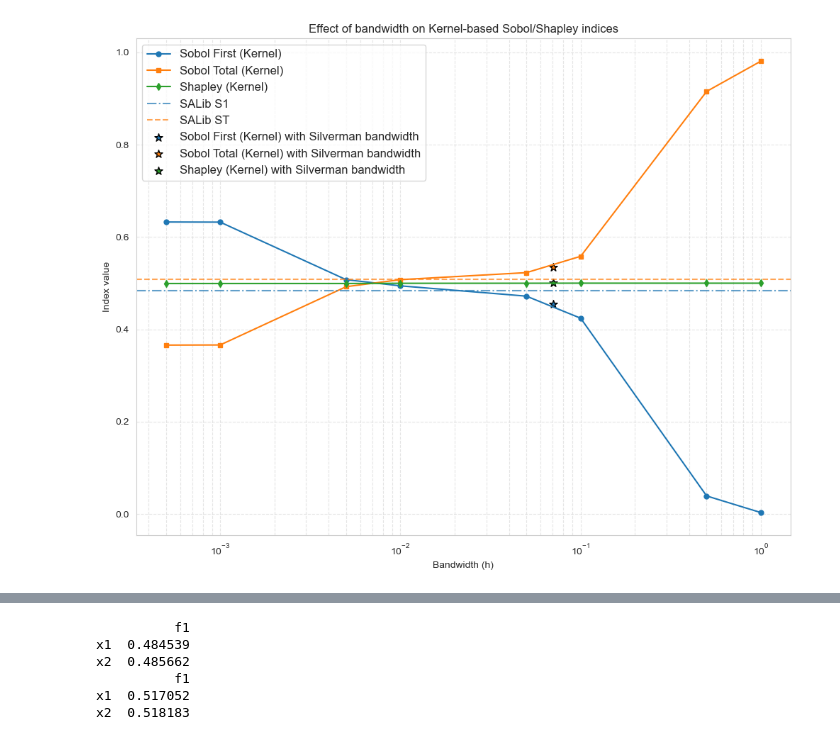
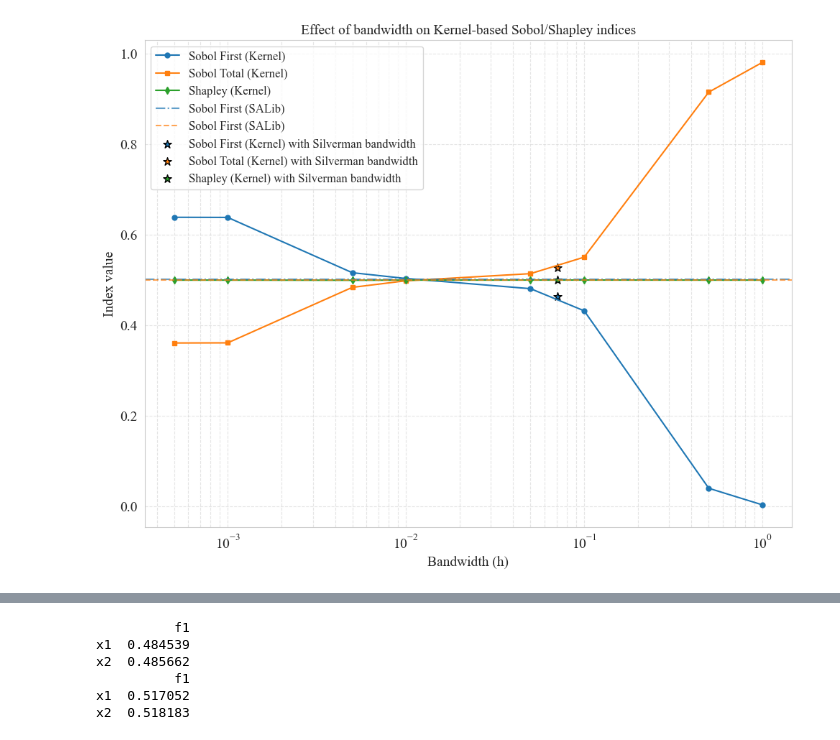
Before and after one commit to CRLiu0818/Estimating_Decision_Uncertainty_from_Preference_Uncertainty, a Jupyter notebook: notebooks/gsa_experiment.ipynb, the cells around one changed output, grey strips where cells are left out. Cells and saved outputs as stored; diff of their text form; code cells hidden in the pictures.

```diff
--- a/notebooks/gsa_experiment.ipynb
+++ b/notebooks/gsa_experiment.ipynb
@@ -9,6 +9,16 @@ from src.sensitivity.utils import *
 from scipy.stats import norm
 from SALib.sample import saltelli
 from SALib.analyze import sobol
+plt.rcParams.update({
+    "font.family": "Times New Roman",
+    "mathtext.fontset": "cm",
+    "font.size": 14,
+    "axes.titlesize": 14,
+    "axes.labelsize": 14,
+    "xtick.labelsize": 14,
+    "ytick.labelsize": 14,
+    "legend.fontsize": 14,
+})
 # %%
 problem = {
     'num_vars': 2,
@@ -32,7 +42,7 @@ Y_2 = model_2(param_values)
 # %%
 bandwidths = [0.0005, 0.001, 0.005, 0.01, 0.05, 0.1, 0.5, 1]
 
-Y = Y_2
+Y = Y_1
 
 S1_list, ST_list, Shapley_list = [], [], []
 
@@ -54,37 +64,38 @@ ST_base = Si['ST'][0]
 bw_silverman = silverman_bandwidths(param_values)[0]
 S1_silver = sobol_first_order_kernel(param_values, Y.reshape(-1, 1), bandwidth=bw_silverman).iloc[0,0]
 ST_silver = sobol_total_order_kernel(param_values, Y.reshape(-1, 1), bandwidth=bw_silverman).iloc[0,0]
 Shapley_silver = shapley_values_kernel(param_values, Y.reshape(-1, 1), bandwidth=bw_silverman).iloc[0,0]
 
 plt.figure(figsize=(10, 8))
 
 # Sobol First
 plt.plot(bandwidths, S1_list, 'o-', color='C0', label="Sobol First (Kernel)", markersize=5)
 
 # Sobol Total
 plt.plot(bandwidths, ST_list, 's-', color='C1', label="Sobol Total (Kernel)", markersize=5)
 
 # Shapley
 plt.plot(bandwidths, Shapley_list, 'd-', color='C2', label="Shapley (Kernel)", markersize=5)
 
-plt.axhline(S1_base, color='C0', linestyle='-.', alpha=0.7, label="SALib S1")
-plt.axhline(ST_base, color='C1', linestyle='--', alpha=0.7, label="SALib ST")
+plt.axhline(S1_base, color='C0', linestyle='-.', alpha=0.7, label="Sobol First (SALib)")
+plt.axhline(ST_base, color='C1', linestyle='--', alpha=0.7, label="Sobol First (SALib)")
 
 plt.scatter(bw_silverman, S1_silver, marker='*', color='C0', s=70, edgecolors='black', label="Sobol First (Kernel) with Silverman bandwidth")
 plt.scatter(bw_silverman, ST_silver, marker='*', color='C1', s=70, edgecolors='black', label="Sobol Total (Kernel) with Silverman bandwidth")
 plt.scatter(bw_silverman, Shapley_silver, marker='*', color='C2', s=70, edgecolors='black', label="Shapley (Kernel) with Silverman bandwidth")
 
 
 plt.xscale("log")
 plt.xlabel("Bandwidth (h)")
 plt.ylabel("Index value")
 plt.title("Effect of bandwidth on Kernel-based Sobol/Shapley indices")
 plt.legend(fontsize=12)
 plt.grid(True, which="both", ls="--", alpha=0.5)
 plt.tight_layout()
-plt.show()
+# plt.show()
+plt.savefig("../results/plots/bw_experiment_ex1.png", dpi=600)
 # %% [output]
-[figure, old version]
+[figure, new version]
 # %%
 decimal = 3
 print(sobol_first_order_discrete(param_values, Y.reshape(-1, 1), decimals=decimal))
```
Also changed, not shown: parts of 16 cells of this notebook, 4 other files.
